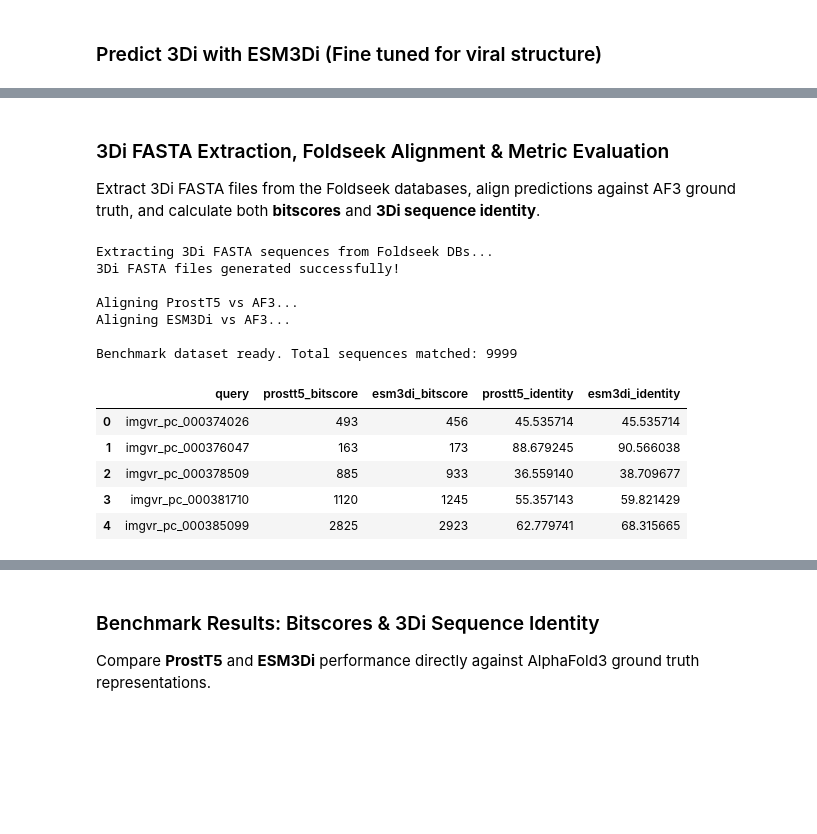
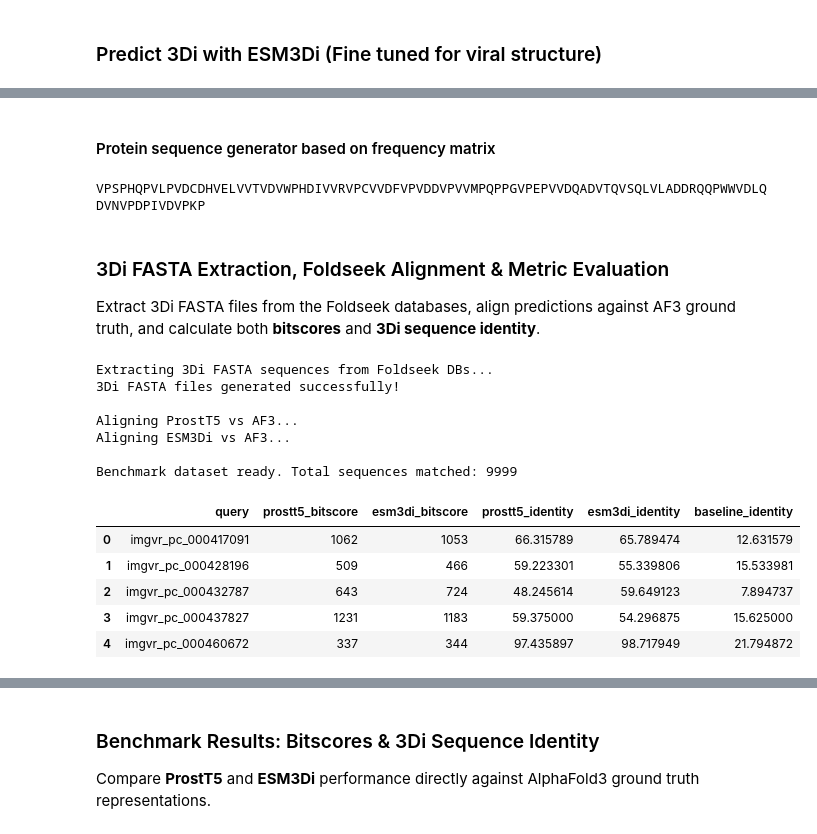
Before and after one commit to DessimozLab/ESM3di, a Jupyter notebook: brief_communication/benchmarks/quality/3di_alignment_new.ipynb, the cells around one changed output, grey strips where cells are left out. Cells and saved outputs as stored; diff of their text form; code cells hidden in the pictures; blank space fills up the shorter version.

```diff
--- a/brief_communication/benchmarks/quality/3di_alignment_new.ipynb
+++ b/brief_communication/benchmarks/quality/3di_alignment_new.ipynb
@@ -344,3 +398,29 @@ run_cmd(
+# %% [markdown]
+#### Protein sequence generator based on frequency matrix
+# %%
+def generate_protein_sequence(freq_matrix, length):
+    import random
+    total_count = sum(freq_matrix.values())
+    chars = list(freq_matrix.keys())
+    weights = [freq_matrix[c] / total_count for c in chars]
+    return ''.join(random.choices(chars, weights=weights, k=length))
+
+print(generate_protein_sequence(freq_matrix, 100))  # Example usage
+# %% [output]
+VPSPHQPVLPVDCDHVELVVTVDVWPHDIVVRVPCVVDFVPVDDVPVVMPQPPGVPEPVVDQADVTQVSQLVLADDRQQPWWVDLQDVNVPDPIVDVPKP
+# %%
+baseline_3di_fa = FS_DIR / "baseline" / "metavr_baseline_3di.fa"
+if not baseline_3di_fa.parent.exists():
+    baseline_3di_fa.parent.mkdir(parents=True, exist_ok=True)
+
+with open(fasta, "r") as infile, open(baseline_3di_fa, "w") as outfile:
+    for line in infile:
+        if line.startswith(">"):
+            outfile.write(line)  # Write header
+        else:
+            seq_length = len(line.strip())
+            baseline_seq = generate_protein_sequence(freq_matrix, seq_length)
+            outfile.write(baseline_seq + "\n")
 # %% [markdown]
 ### 3Di FASTA Extraction, Foldseek Alignment & Metric Evaluation
 Extract 3Di FASTA files from the Foldseek databases, align predictions against AF3 ground truth, and calculate both **bitscores** and **3Di sequence identity**.
@@ -423,40 +503,50 @@ df_esm = run_foldseek_alignment(esm3di_db, af3_db, FS_DIR / "esm_pref", FS_DIR /
 # --- 3. Compute 3Di Sequence Identities ---
 af3_seqs = parse_fasta(META_DIR / "metavr_af3_3di.fa")
 prost_seqs = parse_fasta(META_DIR / "metavr_prostt5_3di.fa")
 esm_seqs = parse_fasta(META_DIR / "metavr_esm3di_3di.fa")
+baseline_seqs = parse_fasta(baseline_3di_fa)
 
 identities = []
 for seq_id, af3_seq in af3_seqs.items():
-    if seq_id in prost_seqs and seq_id in esm_seqs:
+    if not seq_id in prost_seqs or not seq_id in esm_seqs or not seq_id in baseline_seqs:
+        print(f"Warning: Sequence {seq_id} missing in ProstT5, ESM3Di, or baseline.")
+    if seq_id in prost_seqs and seq_id in esm_seqs and seq_id in baseline_seqs:
         p_seq, e_seq = prost_seqs[seq_id], esm_seqs[seq_id]
-        if len(af3_seq) == len(p_seq) == len(e_seq):
+        b_seq = baseline_seqs[seq_id]
+        comparison_length = min(1024, len(af3_seq), len(p_seq), len(e_seq), len(b_seq))
+        if comparison_length > 0:
+            af3_prefix = af3_seq[:comparison_length]
+            p_prefix = p_seq[:comparison_length]
+            e_prefix = e_seq[:comparison_length]
+            b_prefix = b_seq[:comparison_length]
             identities.append({
                 "query": seq_id,
-                "prostt5_identity": sum(a == b for a, b in zip(af3_seq, p_seq)) / len(af3_seq) * 100,
-                "esm3di_identity": sum(a == b for a, b in zip(af3_seq, e_seq)) / len(af3_seq) * 100
+                "prostt5_identity": sum(a == b for a, b in zip(af3_prefix, p_prefix)) / comparison_length * 100,
+                "esm3di_identity": sum(a == b for a, b in zip(af3_prefix, e_prefix)) / comparison_length * 100,
+                "baseline_identity": sum(a == b for a, b in zip(af3_prefix, b_prefix)) / comparison_length * 100,
             })
 
 # --- 4. Merge Bitscores and Identities into Unified Benchmark DataFrame ---
 df_benchmark = (
     df_prost[["query", "bits"]]
     .rename(columns={"bits": "prostt5_bitscore"})
     .merge(df_esm[["query", "bits"]].rename(columns={"bits": "esm3di_bitscore"}), on="query")
     .merge(pd.DataFrame(identities), on="query")
 )
 
 print(f"\nBenchmark dataset ready. Total sequences matched: {len(df_benchmark)}")
 df_benchmark.head()
 # %% [output]
 Extracting 3Di FASTA sequences from Foldseek DBs...
 3Di FASTA files generated successfully!
 
 Aligning ProstT5 vs AF3...
 Aligning ESM3Di vs AF3...
 
 Benchmark dataset ready. Total sequences matched: 9999
-|  | query | prostt5_bitscore | esm3di_bitscore | prostt5_identity | esm3di_identity |
-| 0 | imgvr_pc_000374026 | 493 | 456 | 45.535714 | 45.535714 |
-| 1 | imgvr_pc_000376047 | 163 | 173 | 88.679245 | 90.566038 |
-| 2 | imgvr_pc_000378509 | 885 | 933 | 36.559140 | 38.709677 |
-| 3 | imgvr_pc_000381710 | 1120 | 1245 | 55.357143 | 59.821429 |
-| 4 | imgvr_pc_000385099 | 2825 | 2923 | 62.779741 | 68.315665 |
+|  | query | prostt5_bitscore | esm3di_bitscore | prostt5_identity | esm3di_identity | baseline_identity |
+| 0 | imgvr_pc_000417091 | 1062 | 1053 | 66.315789 | 65.789474 | 12.631579 |
+| 1 | imgvr_pc_000428196 | 509 | 466 | 59.223301 | 55.339806 | 15.533981 |
+| 2 | imgvr_pc_000432787 | 643 | 724 | 48.245614 | 59.649123 | 7.894737 |
+| 3 | imgvr_pc_000437827 | 1231 | 1183 | 59.375000 | 54.296875 | 15.625000 |
+| 4 | imgvr_pc_000460672 | 337 | 344 | 97.435897 | 98.717949 | 21.794872 |
```
Also changed, not shown: parts of 15 cells of this notebook, 21 other files.
